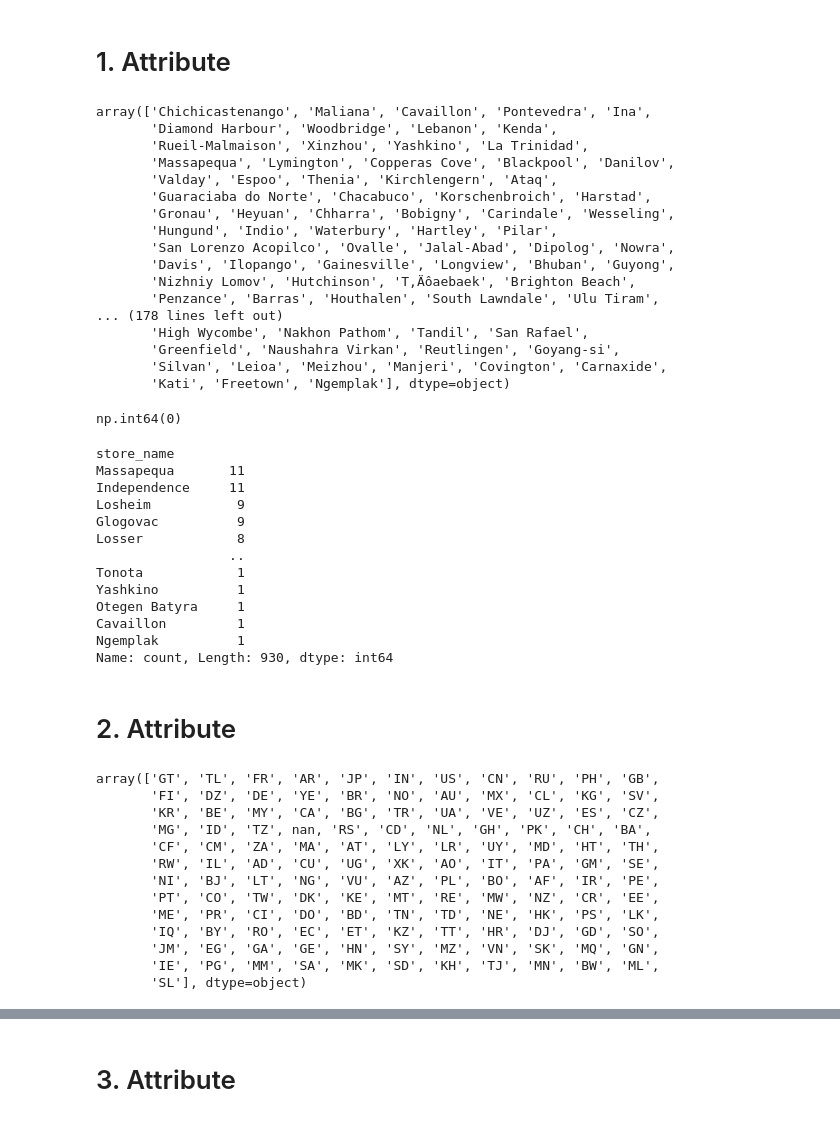
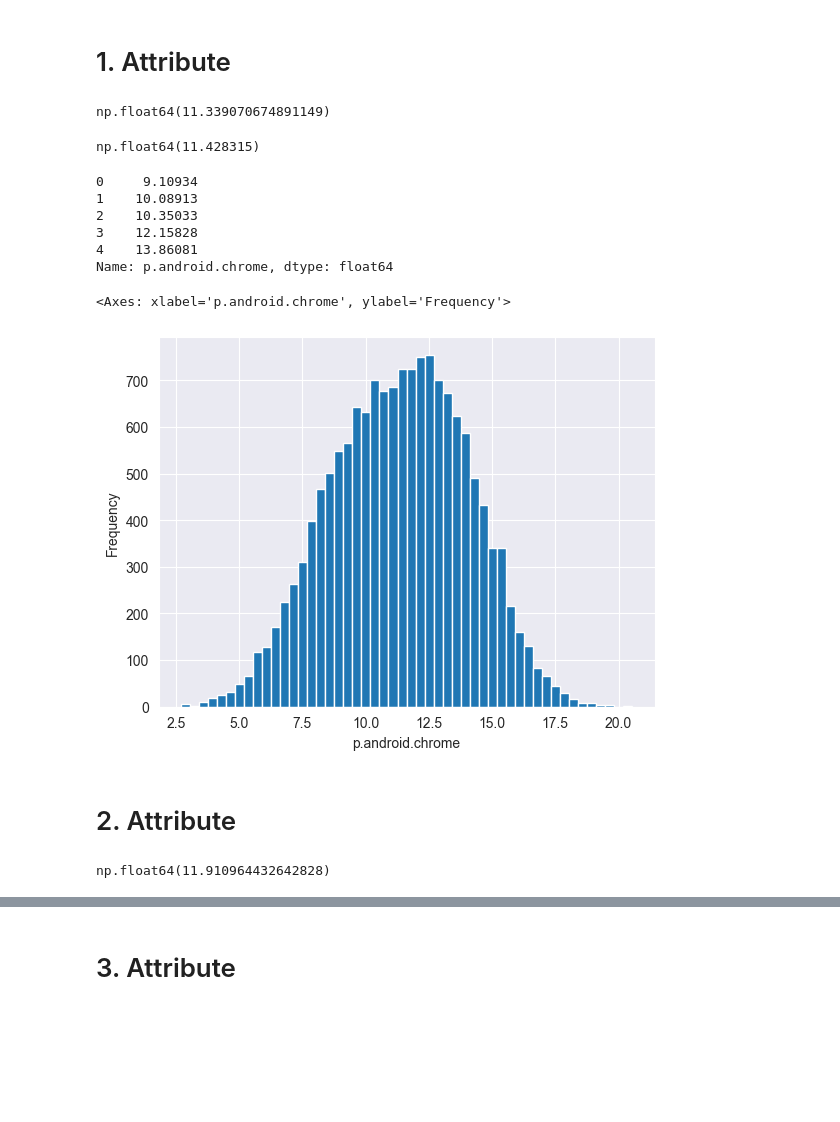
Before and after one commit to JakubIvacek/IAU_PROJECT, a Jupyter notebook: project.ipynb, the cells around one changed output, grey strips where cells are left out. Cells and saved outputs as stored; diff of their text form; code cells hidden in the pictures; blank space fills up the shorter version.

```diff
--- a/project.ipynb
+++ b/project.ipynb
@@ -273,62 +273,32 @@ profiles.describe(exclude=np.number)
 # ich distribúcie a základné deskriptívne štatistiky.
 # %% [markdown]
 # 1. Attribute
-# %%
-devices['store_name'].unique()
-# %% [output]
-array(['Chichicastenango', 'Maliana', 'Cavaillon', 'Pontevedra', 'Ina',
-       'Diamond Harbour', 'Woodbridge', 'Lebanon', 'Kenda',
-       'Rueil-Malmaison', 'Xinzhou', 'Yashkino', 'La Trinidad',
-       'Massapequa', 'Lymington', 'Copperas Cove', 'Blackpool', 'Danilov',
-       'Valday', 'Espoo', 'Thenia', 'Kirchlengern', 'Ataq',
-       'Guaraciaba do Norte', 'Chacabuco', 'Korschenbroich', 'Harstad',
-       'Gronau', 'Heyuan', 'Chharra', 'Bobigny', 'Carindale', 'Wesseling',
-       'Hungund', 'Indio', 'Waterbury', 'Hartley', 'Pilar',
-       'San Lorenzo Acopilco', 'Ovalle', 'Jalal-Abad', 'Dipolog', 'Nowra',
-       'Davis', 'Ilopango', 'Gainesville', 'Longview', 'Bhuban', 'Guyong',
-       'Nizhniy Lomov', 'Hutchinson', 'T‚Äôaebaek', 'Brighton Beach',
-       'Penzance', 'Barras', 'Houthalen', 'South Lawndale', 'Ulu Tiram',
-... (178 lines left out)
-       'High Wycombe', 'Nakhon Pathom', 'Tandil', 'San Rafael',
-       'Greenfield', 'Naushahra Virkan', 'Reutlingen', 'Goyang-si',
-       'Silvan', 'Leioa', 'Meizhou', 'Manjeri', 'Covington', 'Carnaxide',
-       'Kati', 'Freetown', 'Ngemplak'], dtype=object)
+# %%
+processes['p.android.chrome'].mean()
+# %% [output]
+np.float64(11.339070674891149)
 # %%
-devices['store_name'].isnull().sum()
+processes['p.android.chrome'].median()
 # %% [output]
-np.int64(0)
+np.float64(11.428315)
 # %%
-devices['store_name'].value_counts()
+processes['p.android.chrome'].mode()
 # %% [output]
-store_name
-Massapequa       11
-Independence     11
-Losheim           9
-Glogovac          9
-Losser            8
-                 ..
-Tonota            1
-Yashkino          1
-Otegen Batyra     1
-Cavaillon         1
-Ngemplak          1
-Name: count, Length: 930, dtype: int64
+0     9.10934
+1    10.08913
+2    10.35033
+3    12.15828
+4    13.86081
+Name: p.android.chrome, dtype: float64
+# %%
+processes['p.android.chrome'].plot.hist(bins=50, xlabel="p.android.chrome")
+# %% [output]
+<Axes: xlabel='p.android.chrome', ylabel='Frequency'>
+[figure, added]
 # %% [markdown]
 # 2. Attribute
 # %%
-devices['code'].unique()
+connections['c.android.youtube'].mean()
 # %% [output]
-array(['GT', 'TL', 'FR', 'AR', 'JP', 'IN', 'US', 'CN', 'RU', 'PH', 'GB',
-       'FI', 'DZ', 'DE', 'YE', 'BR', 'NO', 'AU', 'MX', 'CL', 'KG', 'SV',
-       'KR', 'BE', 'MY', 'CA', 'BG', 'TR', 'UA', 'VE', 'UZ', 'ES', 'CZ',
-       'MG', 'ID', 'TZ', nan, 'RS', 'CD', 'NL', 'GH', 'PK', 'CH', 'BA',
-       'CF', 'CM', 'ZA', 'MA', 'AT', 'LY', 'LR', 'UY', 'MD', 'HT', 'TH',
-       'RW', 'IL', 'AD', 'CU', 'UG', 'XK', 'AO', 'IT', 'PA', 'GM', 'SE',
-       'NI', 'BJ', 'LT', 'NG', 'VU', 'AZ', 'PL', 'BO', 'AF', 'IR', 'PE',
-       'PT', 'CO', 'TW', 'DK', 'KE', 'MT', 'RE', 'MW', 'NZ', 'CR', 'EE',
-       'ME', 'PR', 'CI', 'DO', 'BD', 'TN', 'TD', 'NE', 'HK', 'PS', 'LK',
-       'IQ', 'BY', 'RO', 'EC', 'ET', 'KZ', 'TT', 'HR', 'DJ', 'GD', 'SO',
-       'JM', 'EG', 'GA', 'GE', 'HN', 'SY', 'MZ', 'VN', 'SK', 'MQ', 'GN',
-       'IE', 'PG', 'MM', 'SA', 'MK', 'SD', 'KH', 'TJ', 'MN', 'BW', 'ML',
-       'SL'], dtype=object)
+np.float64(11.910964432642828)
 # %%
```
Also changed, not shown: parts of 39 cells of this notebook.
